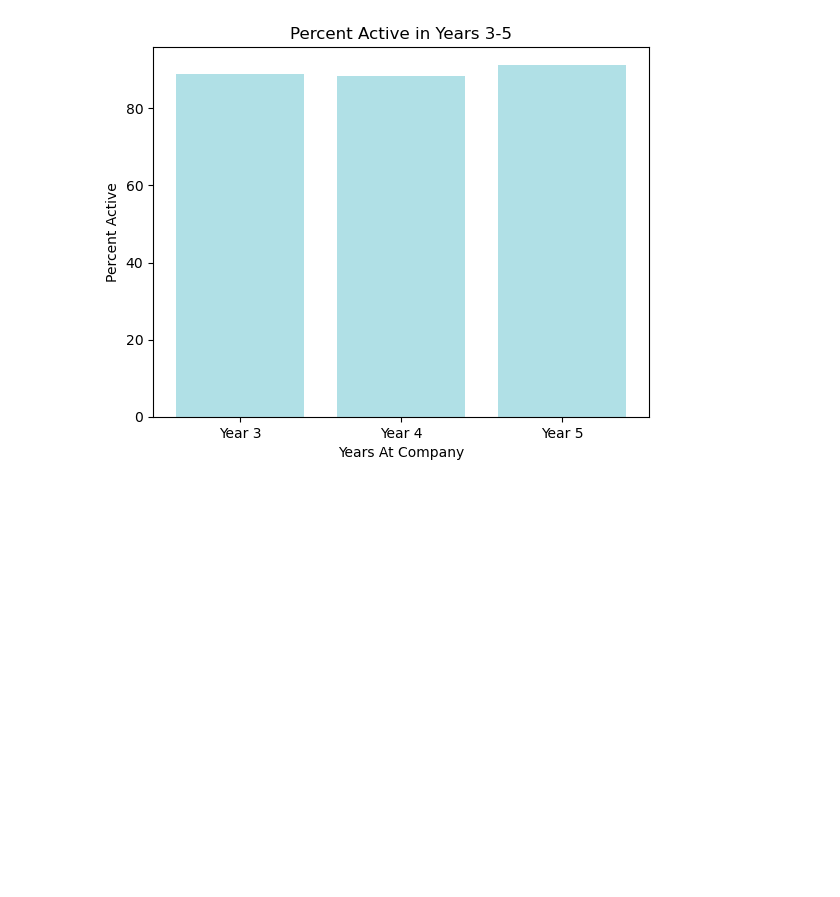
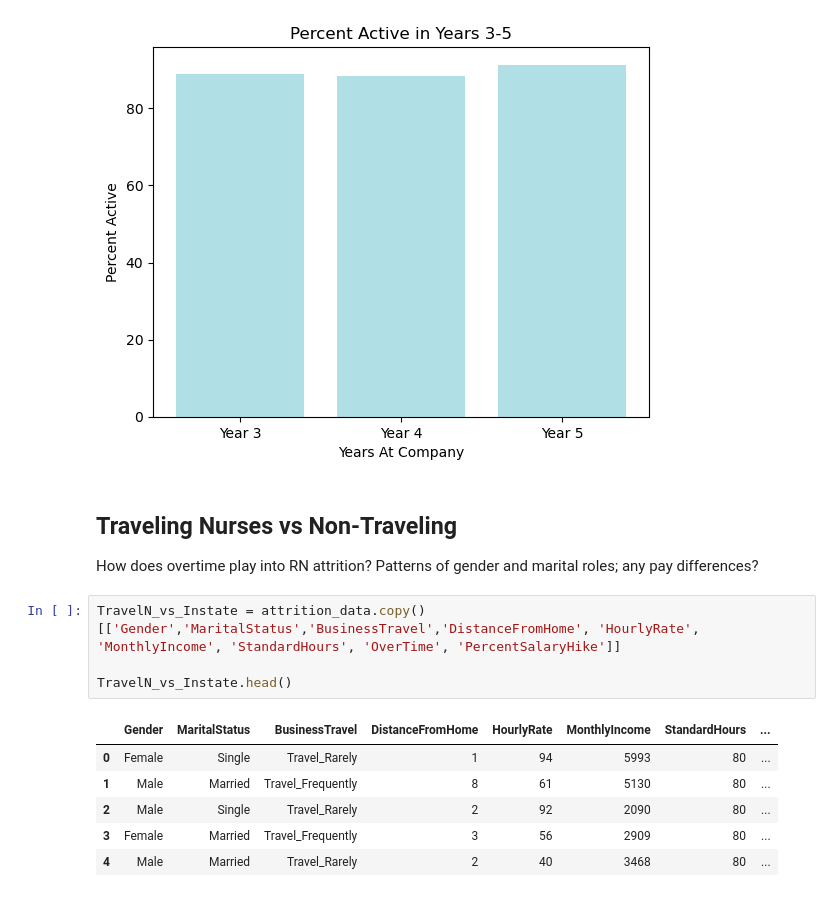
Before and after one commit to raamnath025/Project-1, a Jupyter notebook: RN Attrition.ipynb, the cells around one changed output. Drawn from its saved outputs; the diff is of its cells as text; blank space fills up the shorter version.

```diff
--- a/RN Attrition.ipynb
+++ b/RN Attrition.ipynb
@@ -700,3 +700,17 @@ plt.bar(xAxisPoints5, employees5, align="center", color=["powderblue","powderblu
 # %% [output]
 <BarContainer object of 3 artists>
 [figure]
+# %% [markdown]
+## Traveling Nurses vs Non-Traveling
+How does overtime play into RN attrition? Patterns of gender and marital roles; any pay differences?
+# %%
+TravelN_vs_Instate = attrition_data.copy()[['Gender','MaritalStatus','BusinessTravel','DistanceFromHome', 'HourlyRate', 'MonthlyIncome', 'StandardHours', 'OverTime', 'PercentSalaryHike']]
+
+TravelN_vs_Instate.head()
+# %% [output]
+|  | Gender | MaritalStatus | BusinessTravel | DistanceFromHome | HourlyRate | MonthlyIncome | StandardHours | ... |
+| 0 | Female | Single | Travel_Rarely | 1 | 94 | 5993 | 80 | ... |
+| 1 | Male | Married | Travel_Frequently | 8 | 61 | 5130 | 80 | ... |
+| 2 | Male | Single | Travel_Rarely | 2 | 92 | 2090 | 80 | ... |
+| 3 | Female | Married | Travel_Frequently | 3 | 56 | 2909 | 80 | ... |
+| 4 | Male | Married | Travel_Rarely | 2 | 40 | 3468 | 80 | ... |
```
Also changed, not shown: parts of 27 cells of this notebook.
